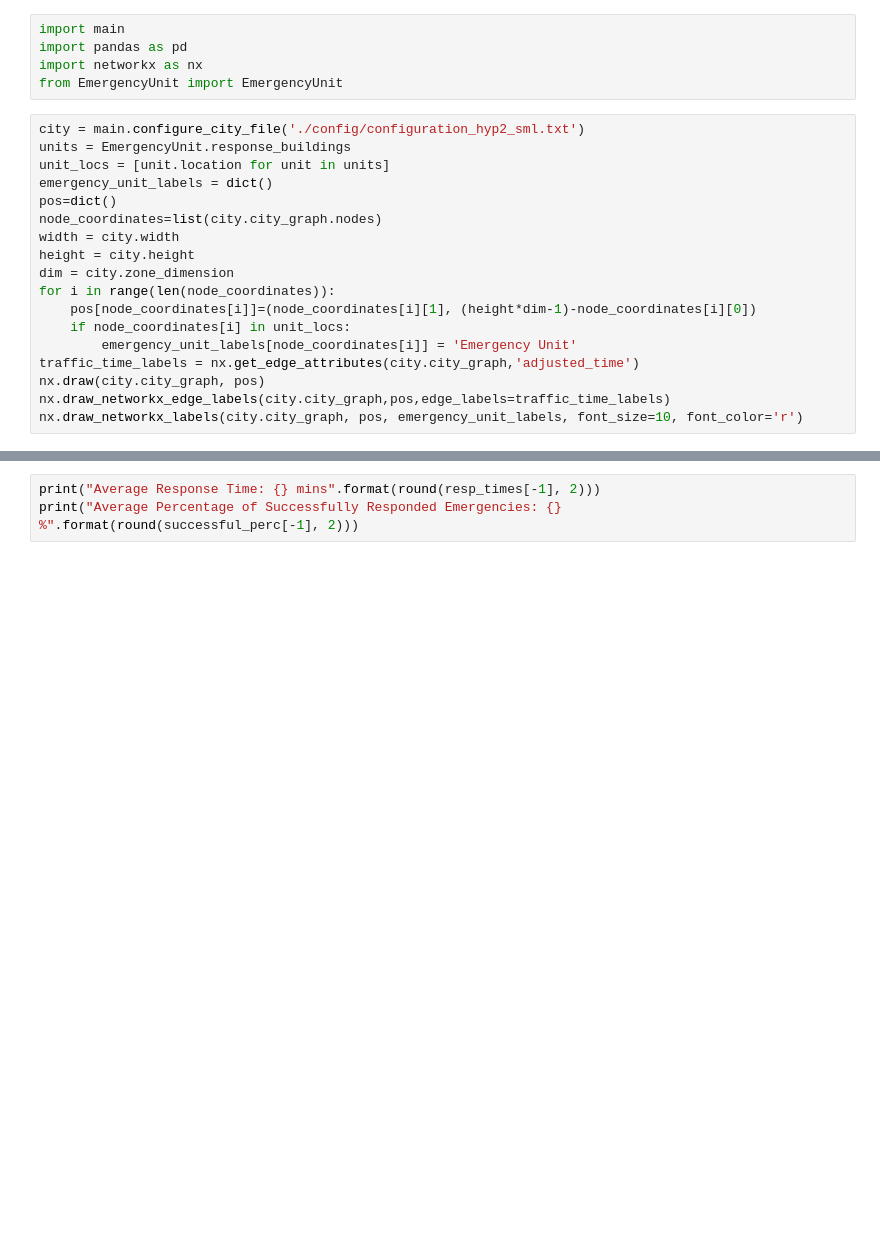
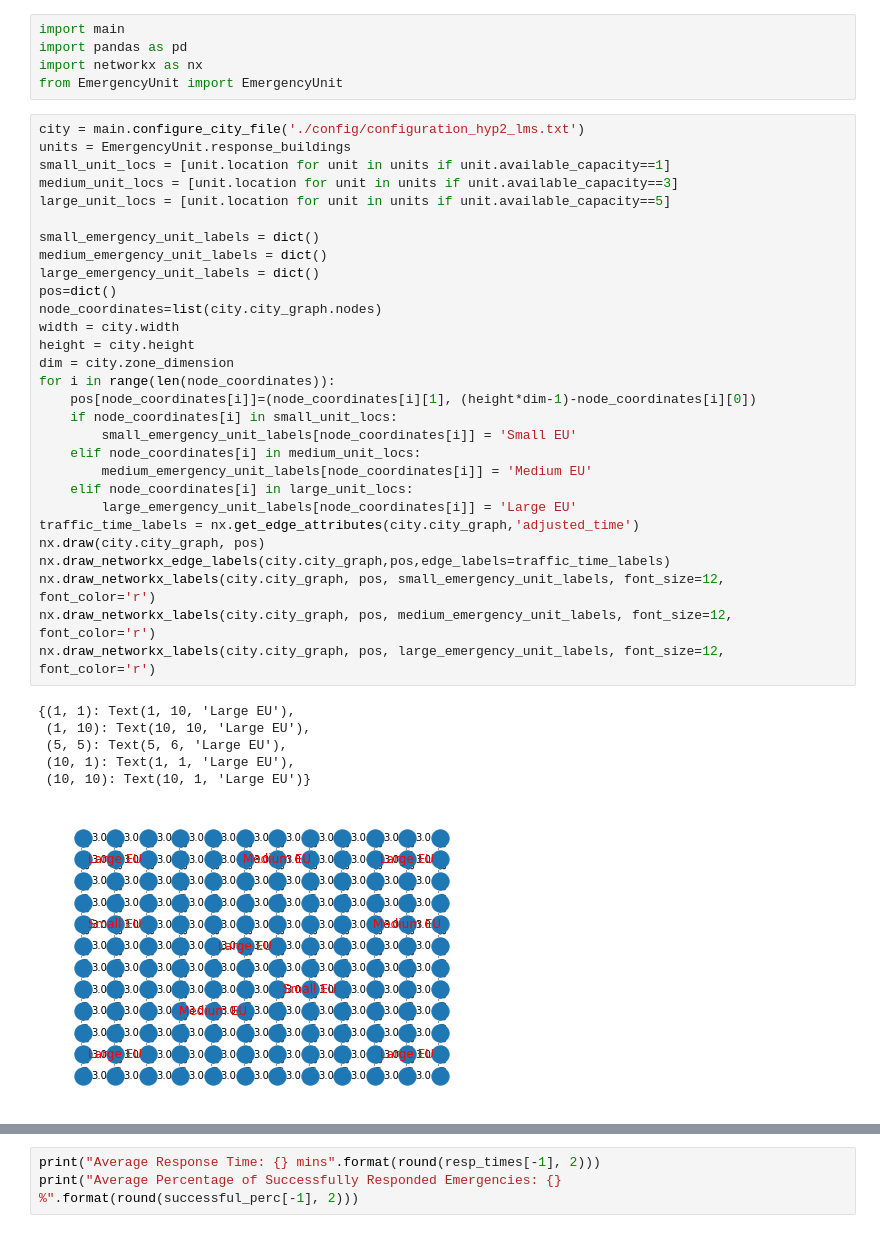
Before and after one commit to Praetor07/CityPlanner_MonteCarlo-Sim, a Jupyter notebook: Hypothesis 2.ipynb, the cells around one changed output, grey strips where cells are left out. Saved outputs shown, nothing was run; the diff lists cells and outputs as text; blank space fills up the shorter version.

Commit message:
Modified Graph Visual to print EU Building sizes in Jupyter Notebook

```diff
--- a/Hypothesis 2.ipynb
+++ b/Hypothesis 2.ipynb
@@ -4,23 +4,41 @@ import pandas as pd
 import networkx as nx
 from EmergencyUnit import EmergencyUnit
 # %%
-city = main.configure_city_file('./config/configuration_hyp2_sml.txt')
+city = main.configure_city_file('./config/configuration_hyp2_lms.txt')
 units = EmergencyUnit.response_buildings
-unit_locs = [unit.location for unit in units]
-emergency_unit_labels = dict()
+small_unit_locs = [unit.location for unit in units if unit.available_capacity==1]
+medium_unit_locs = [unit.location for unit in units if unit.available_capacity==3]
+large_unit_locs = [unit.location for unit in units if unit.available_capacity==5]
+
+small_emergency_unit_labels = dict()
+medium_emergency_unit_labels = dict()
+large_emergency_unit_labels = dict()
 pos=dict()
 node_coordinates=list(city.city_graph.nodes)
 width = city.width
 height = city.height
 dim = city.zone_dimension
 for i in range(len(node_coordinates)):
     pos[node_coordinates[i]]=(node_coordinates[i][1], (height*dim-1)-node_coordinates[i][0])
-    if node_coordinates[i] in unit_locs:
-        emergency_unit_labels[node_coordinates[i]] = 'Emergency Unit'
+    if node_coordinates[i] in small_unit_locs:
+        small_emergency_unit_labels[node_coordinates[i]] = 'Small EU'
+    elif node_coordinates[i] in medium_unit_locs:
+        medium_emergency_unit_labels[node_coordinates[i]] = 'Medium EU'
+    elif node_coordinates[i] in large_unit_locs:
+        large_emergency_unit_labels[node_coordinates[i]] = 'Large EU'
 traffic_time_labels = nx.get_edge_attributes(city.city_graph,'adjusted_time')
 nx.draw(city.city_graph, pos)
 nx.draw_networkx_edge_labels(city.city_graph,pos,edge_labels=traffic_time_labels)
-nx.draw_networkx_labels(city.city_graph, pos, emergency_unit_labels, font_size=10, font_color='r')
+nx.draw_networkx_labels(city.city_graph, pos, small_emergency_unit_labels, font_size=12, font_color='r')
+nx.draw_networkx_labels(city.city_graph, pos, medium_emergency_unit_labels, font_size=12, font_color='r')
+nx.draw_networkx_labels(city.city_graph, pos, large_emergency_unit_labels, font_size=12, font_color='r')
+# %% [output]
+{(1, 1): Text(1, 10, 'Large EU'),
+ (1, 10): Text(10, 10, 'Large EU'),
+ (5, 5): Text(5, 6, 'Large EU'),
+ (10, 1): Text(1, 1, 'Large EU'),
+ (10, 10): Text(10, 1, 'Large EU')}
+[figure, added]
 # %%
 resp_times, successful_perc = main.simulate(city)
 # traffic_time_labels = nx.get_edge_attributes(city.city_graph,'adjusted_time')
```
Also changed, not shown: parts of 2 cells of this notebook.
